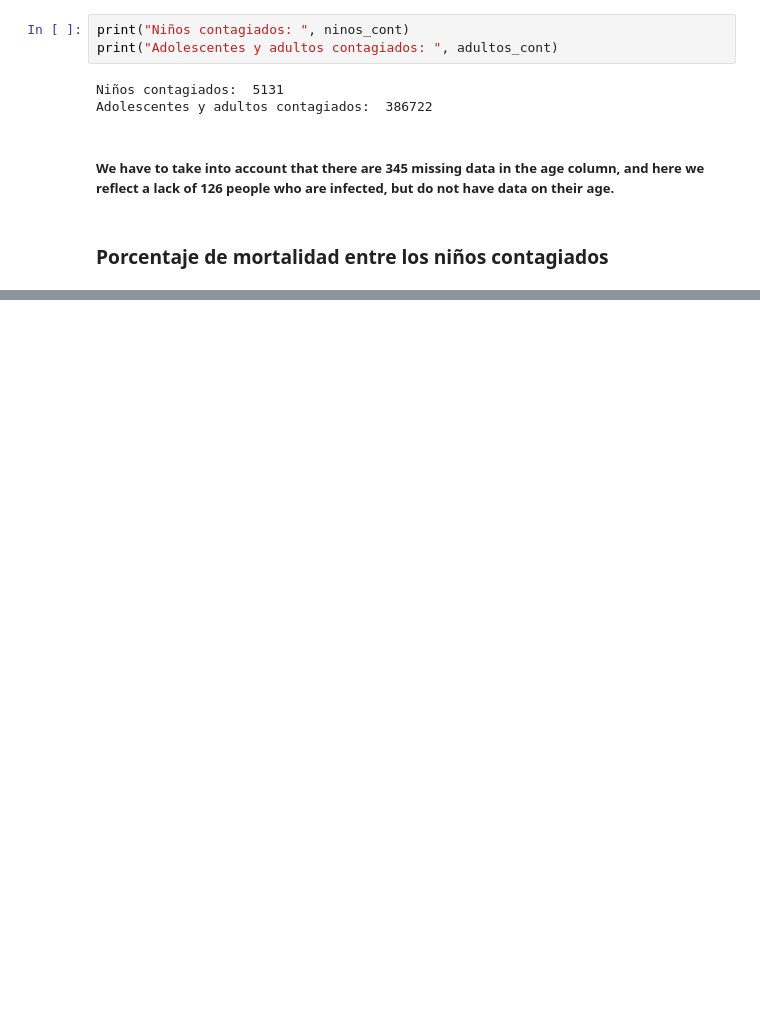
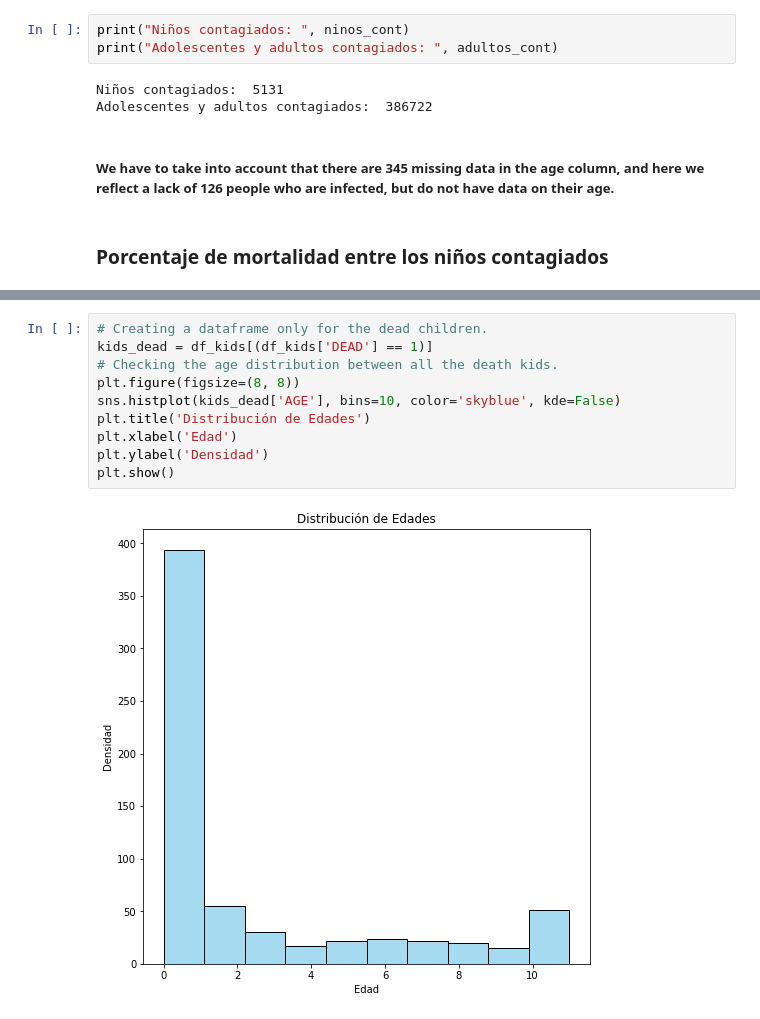
Before and after one commit to SamuelG0319/Final_Project_DS, a Jupyter notebook: cleanning-data.ipynb, the cells around one changed output, grey strips where cells are left out. Saved outputs shown, nothing was run; the diff lists cells and outputs as text; blank space fills up the shorter version.

```diff
--- a/cleanning-data.ipynb
+++ b/cleanning-data.ipynb
@@ -302,0 +357,12 @@ plt.show()
+# %%
+# Creating a dataframe only for the dead children.
+kids_dead = df_kids[(df_kids['DEAD'] == 1)]
+# Checking the age distribution between all the death kids.
+plt.figure(figsize=(8, 8))
+sns.histplot(kids_dead['AGE'], bins=10, color='skyblue', kde=False)
+plt.title('Distribución de Edades')
+plt.xlabel('Edad')
+plt.ylabel('Densidad')
+plt.show()
+# %% [output]
+[figure, added]
```
Also changed, not shown: parts of 20 cells of this notebook.
